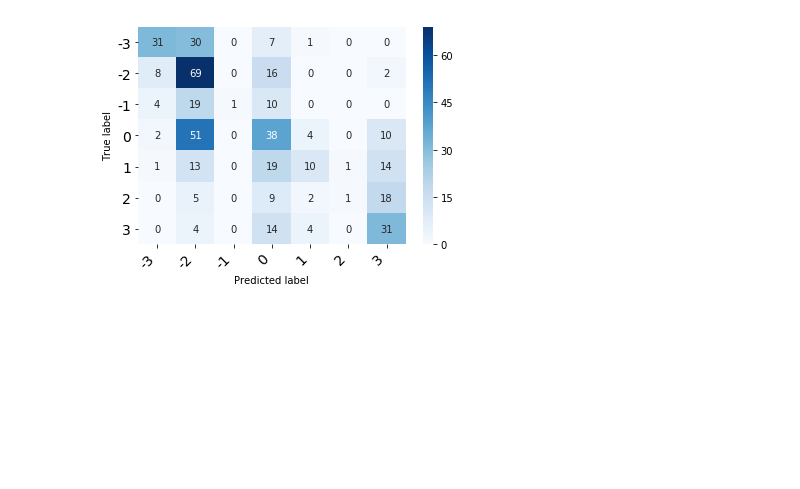
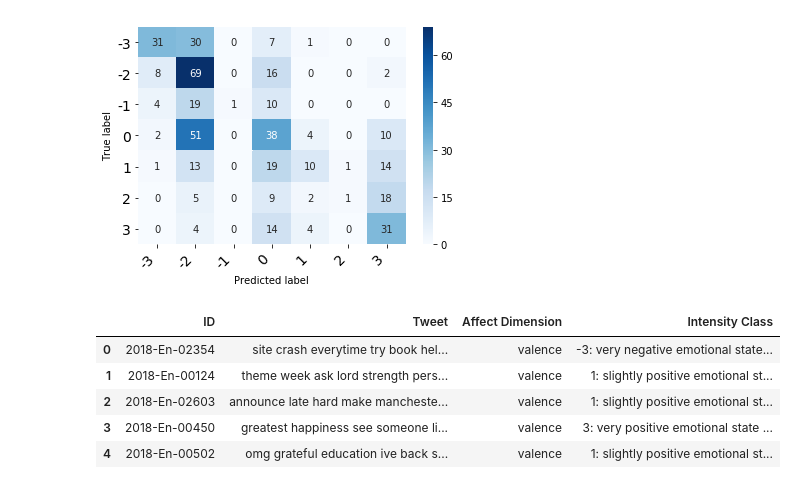
Before and after one commit to Garfounkel/sentiment_analysis, a Jupyter notebook: transfer_learning.ipynb, the cells around one changed output. Cells and saved outputs as stored; diff of their text form; code cells hidden in the pictures; blank space fills up the shorter version.

Commit message:
[Fix] Fixed to_csv indexes + pushed best pearson model

```diff
--- a/transfer_learning.ipynb
+++ b/transfer_learning.ipynb
@@ -256,13 +256,13 @@ plot_cm(cm, [-3, -2, -1, 0, 1, 2, 3])
 # %% [output]
 [figure]
 # %%
-seven_to_7 = {'-3: very negative emotional state can be inferred': -3,
-              '-2: moderately negative emotional state can be inferred': -2,
-              '-1: slightly negative emotional state can be inferred': -1,
-              '3: very positive emotional state can be inferred': 3,
-              '1: slightly positive emotional state can be inferred': 1,
-              '2: moderately positive emotional state can be inferred': 2,
-              '0: neutral or mixed emotional state can be inferred': 0}
+seven_to_7 = {-3: '-3: very negative emotional state can be inferred',
+              -2: '-2: moderately negative emotional state can be inferred',
+              -1: '-1: slightly negative emotional state can be inferred',
+              3: '3: very positive emotional state can be inferred',
+              1: '1: slightly positive emotional state can be inferred',
+              2: '2: moderately positive emotional state can be inferred',
+              0: '0: neutral or mixed emotional state can be inferred'}
 
 y_out = [seven_to_7[y - 3] for y in y_pred]
 
@@ -271,5 +271,14 @@ output_file = output_file[['ID', 'Tweet', 'Affect Dimension', 'ic']]
 output_file = output_file.rename(index=str, columns={"ic": "Intensity Class"})
 
 file = open('test_output.tsv', 'w')
-output_file.to_csv(path_or_buf=file, sep='\t'))
+output_file.to_csv(path_or_buf=file, sep='\t', index=False)
 file.close()
+# %%
+output_file.head()
+# %% [output]
+|  | ID | Tweet | Affect Dimension | Intensity Class |
+| 0 | 2018-En-02354 | site crash everytime try book hel... | valence | -3: very negative emotional state... |
+| 1 | 2018-En-00124 | theme week ask lord strength pers... | valence | 1: slightly positive emotional st... |
+| 2 | 2018-En-02603 | announce late hard make mancheste... | valence | 1: slightly positive emotional st... |
+| 3 | 2018-En-00450 | greatest happiness see someone li... | valence | 3: very positive emotional state ... |
+| 4 | 2018-En-00502 | omg grateful education ive back s... | valence | 1: slightly positive emotional st... |
```
Also changed, not shown: parts of 2 cells of this notebook, 2 other files.
